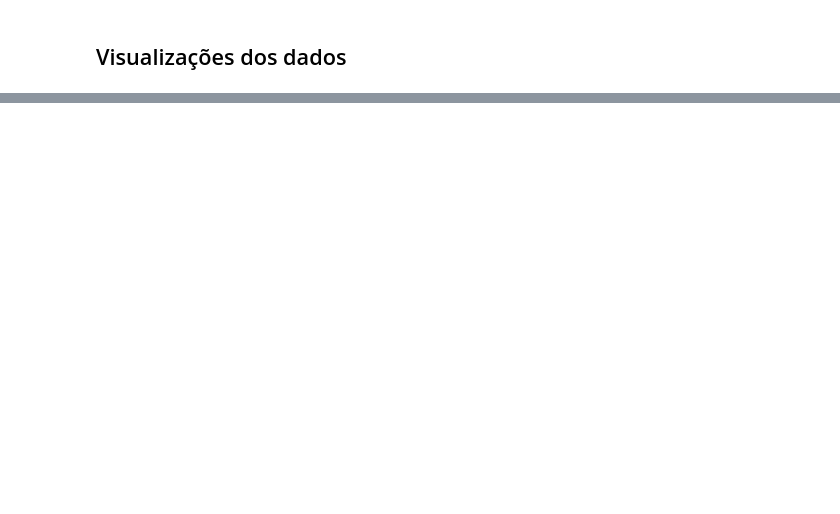
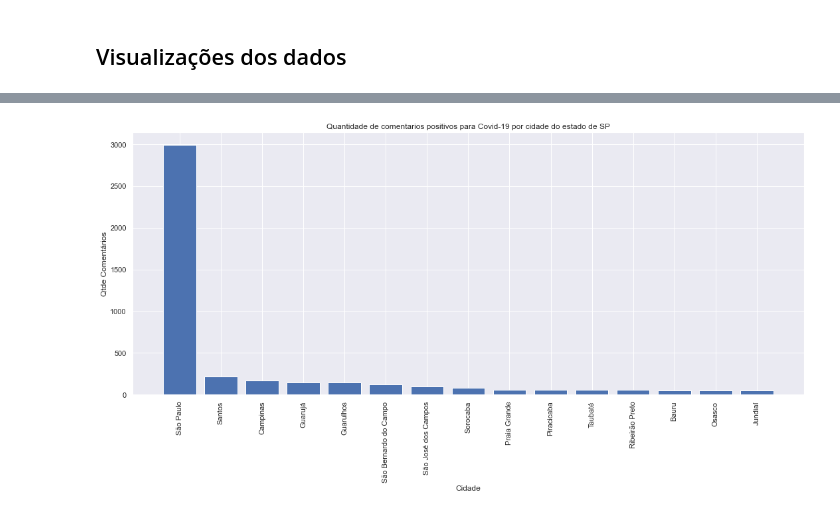
Before and after one commit to rdenadai/Covid19-Twitter-Tracker, a Jupyter notebook: code/notebooks/EDA.ipynb, the cells around one changed output, grey strips where cells are left out. Drawn from its saved outputs; the diff is of its cells as text; code cells hidden in the pictures; blank space fills up the shorter version.

```diff
--- a/code/notebooks/EDA.ipynb
+++ b/code/notebooks/EDA.ipynb
@@ -158 +207,24 @@ plt.show()
+# %%
+# Sem filtrar por estado...
+usr = users_.copy()
+usr['count'] = 1
+# filtra estes usuarios com comentarios identificados como positivo
+nusr = hashtags_[(hashtags_['username'].isin(usr['username'])) & (hashtags_['classify'] == 'positivo')]['username']
+# Tendo os usuarios com comentarios positivos filtra novamente
+usr = usr[usr['username'].isin(nusr)]
+usr = usr[usr['state'] == 'SP']
+# Agrupa e soma a quantidade por cidade do estado de sao paulo
+usr = usr.drop_duplicates("username").groupby(['city']).sum().reset_index()[['city', 'count']].sort_values(by=['count'], ascending=False)
+
+# Grafico
+plt.figure(figsize=(15, 8))
+plt.title("Quantidade de comentarios positivos para Covid-19 por cidade do estado de SP")
+plt.bar(usr['city'][:15], usr['count'][:15])
+plt.xticks(rotation=90)
+plt.xlabel("Cidade")
+plt.ylabel("Qtde Comentários")
+plt.tight_layout()
+plt.show()
+# %% [output]
+[figure, added]
 # %%
```
Also changed, not shown: parts of 12 cells of this notebook, 4 other files.
